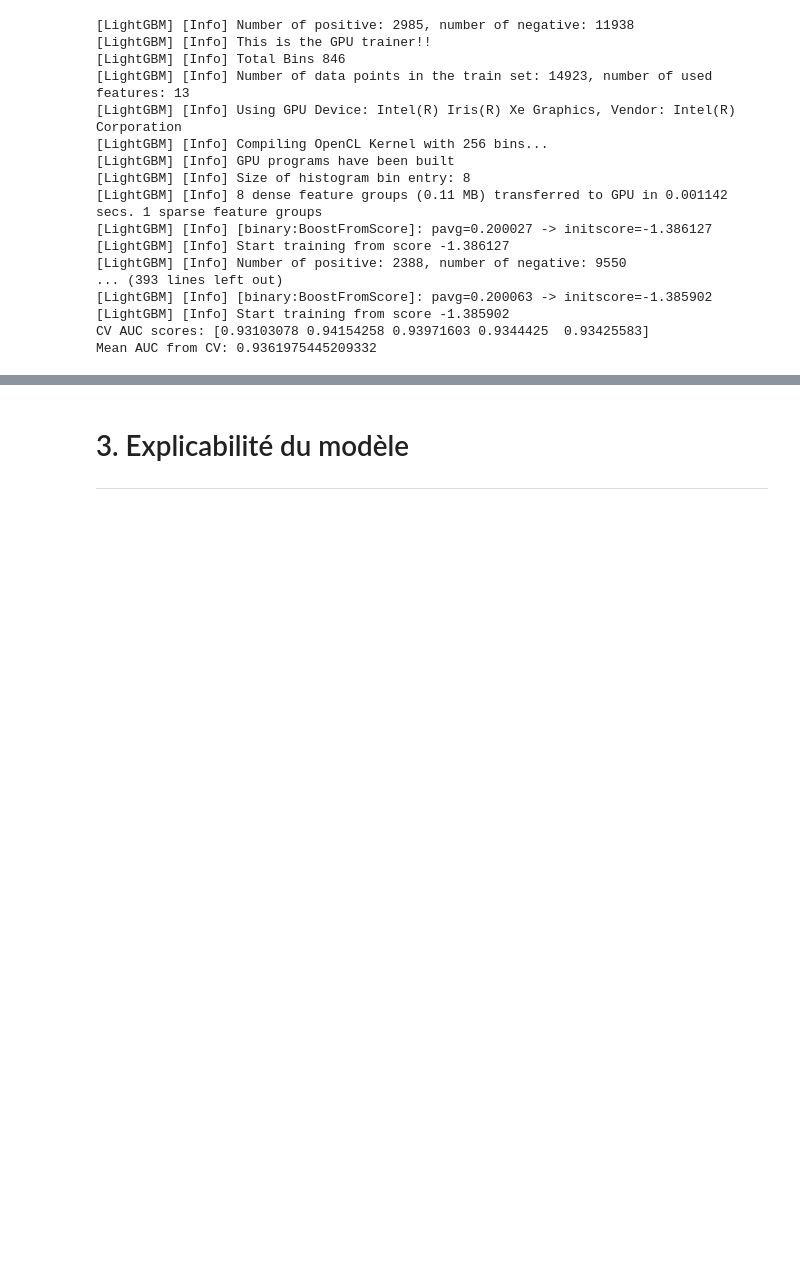
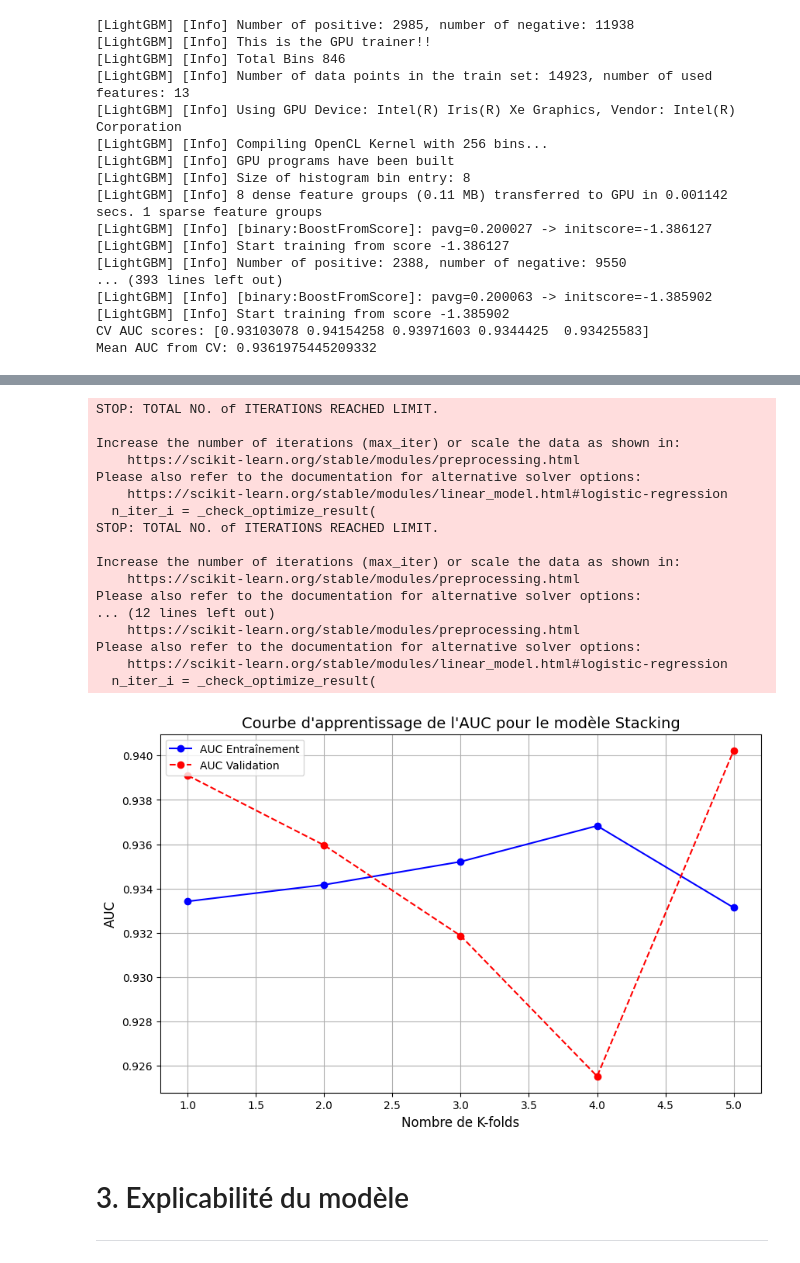
Before and after one commit to lucasvazelle/MOSEF-Bank-Churn-Prediction-VAZELLE-TAVERDIAN, a Jupyter notebook: src/Projet_Kaggle_Mariam.ipynb, the cells around one changed output, grey strips where cells are left out. Drawn from its saved outputs; the diff is of its cells as text; code cells hidden in the pictures; blank space fills up the shorter version.

```diff
--- a/src/Projet_Kaggle_Mariam.ipynb
+++ b/src/Projet_Kaggle_Mariam.ipynb
@@ -1469,3 +1444,82 @@ Mean AUC from CV: 0.936584938544037
+# %%
+import matplotlib.pyplot as plt
+from sklearn.metrics import roc_auc_score
+from sklearn.model_selection import StratifiedKFold
+import numpy as np
+
+# Variables pour stocker les scores
+train_auc_scores = []
+valid_auc_scores = []
+
+# Stratégie K-fold
+n_splits = 5
+kf = StratifiedKFold(n_splits=n_splits, shuffle=True, random_state=123)
+
+meta_features = np.zeros((len(X), len(base_learners)))  # Matrice des caractéristiques méta
+
+# Effectuer les K-folds
+for train_idx, valid_idx in kf.split(X, y):
+    if hasattr(X, "iloc"):
+        X_train, X_valid = X.iloc[train_idx], X.iloc[valid_idx]
+    else:
+        X_train, X_valid = X[train_idx], X[valid_idx]
+
+    if hasattr(y, "iloc"):
+        y_train, y_valid = y.iloc[train_idx], y.iloc[valid_idx]
+    else:
+        y_train, y_valid = y[train_idx], y[valid_idx]
+
+    # Entraîner les modèles de base et remplir la matrice des caractéristiques méta
+    for i, (name, model) in enumerate(base_learners):
+        cloned_model = clone(model)
+        cloned_model.fit(X_train, y_train)  # Entraîner sur le pli d'entraînement
+        meta_features[valid_idx, i] = cloned_model.predict_proba(X_valid)[:, 1]  # Stocker la probabilité de classe positive
+
+    # Calculer l'AUC sur le jeu de validation pour ce pli
+    y_train_pred_prob = np.column_stack([
+        cloned_model.predict_proba(X_train)[:, 1] for _, cloned_model in base_learners
+    ])
+    y_valid_pred_prob = np.column_stack([
+        cloned_model.predict_proba(X_valid)[:, 1] for _, cloned_model in base_learners
+    ])
+
+    # Calculer AUC pour l'entraînement et la validation
+    train_auc = roc_auc_score(y_train, np.mean(y_train_pred_prob, axis=1))
+    valid_auc = roc_auc_score(y_valid, np.mean(y_valid_pred_prob, axis=1))
+
+    train_auc_scores.append(train_auc)
+    valid_auc_scores.append(valid_auc)
+
+# Tracer la courbe d'apprentissage de l'AUC
+plt.figure(figsize=(10, 6))
+plt.plot(range(1, n_splits + 1), train_auc_scores, label='AUC Entraînement', marker='o', linestyle='-', color='b')
+plt.plot(range(1, n_splits + 1), valid_auc_scores, label='AUC Validation', marker='o', linestyle='--', color='r')
+
+plt.title('Courbe d\'apprentissage de l\'AUC pour le modèle Stacking', fontsize=14)
+plt.xlabel('Nombre de K-folds', fontsize=12)
+plt.ylabel('AUC', fontsize=12)
+plt.legend()
+plt.grid(True)
+plt.show()
+# %% [output]
+STOP: TOTAL NO. of ITERATIONS REACHED LIMIT.
+
+Increase the number of iterations (max_iter) or scale the data as shown in:
+    https://scikit-learn.org/stable/modules/preprocessing.html
+Please also refer to the documentation for alternative solver options:
+    https://scikit-learn.org/stable/modules/linear_model.html#logistic-regression
+  n_iter_i = _check_optimize_result(
+STOP: TOTAL NO. of ITERATIONS REACHED LIMIT.
+
+Increase the number of iterations (max_iter) or scale the data as shown in:
+    https://scikit-learn.org/stable/modules/preprocessing.html
+Please also refer to the documentation for alternative solver options:
+... (12 lines left out)
+    https://scikit-learn.org/stable/modules/preprocessing.html
+Please also refer to the documentation for alternative solver options:
+    https://scikit-learn.org/stable/modules/linear_model.html#logistic-regression
+  n_iter_i = _check_optimize_result(
+[figure, added]
 # %% [markdown]
 #   3. Explicabilité du modèle
 ---
```
Also changed, not shown: parts of 38 cells of this notebook.
